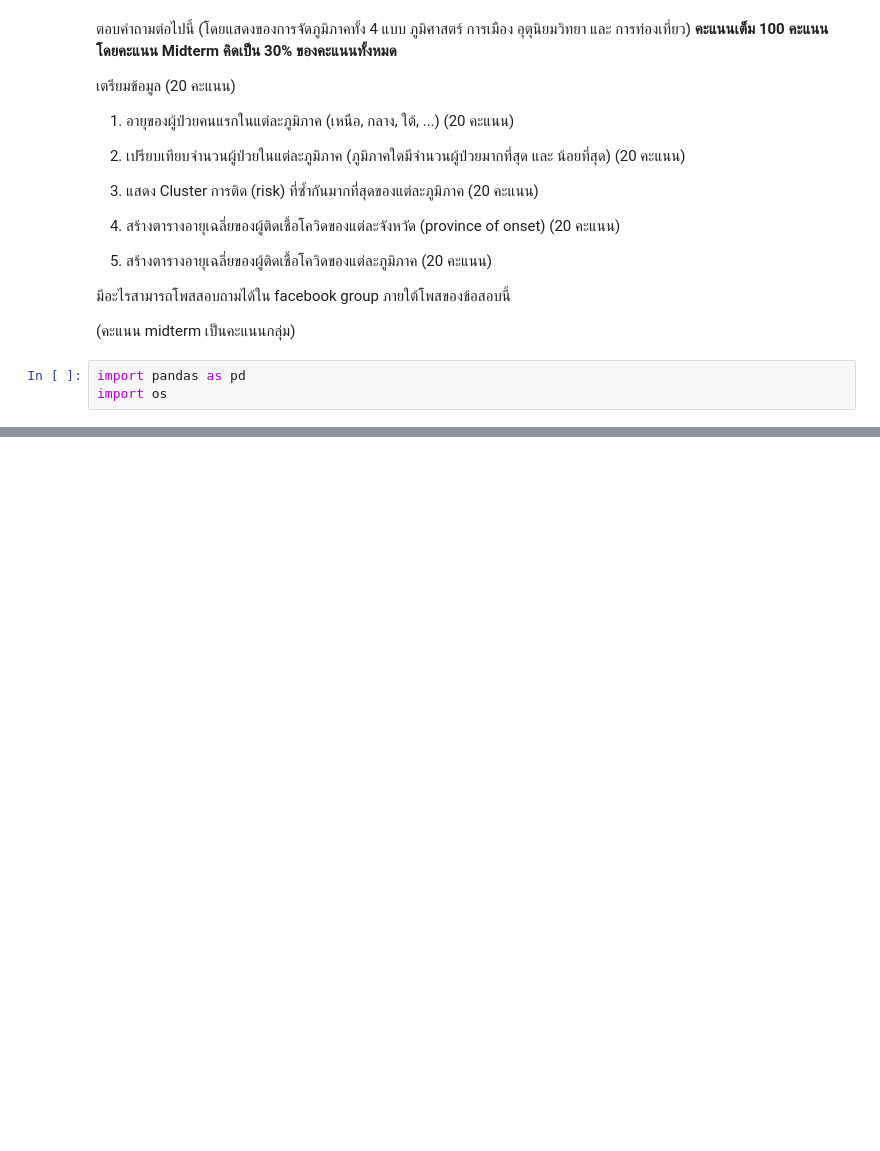
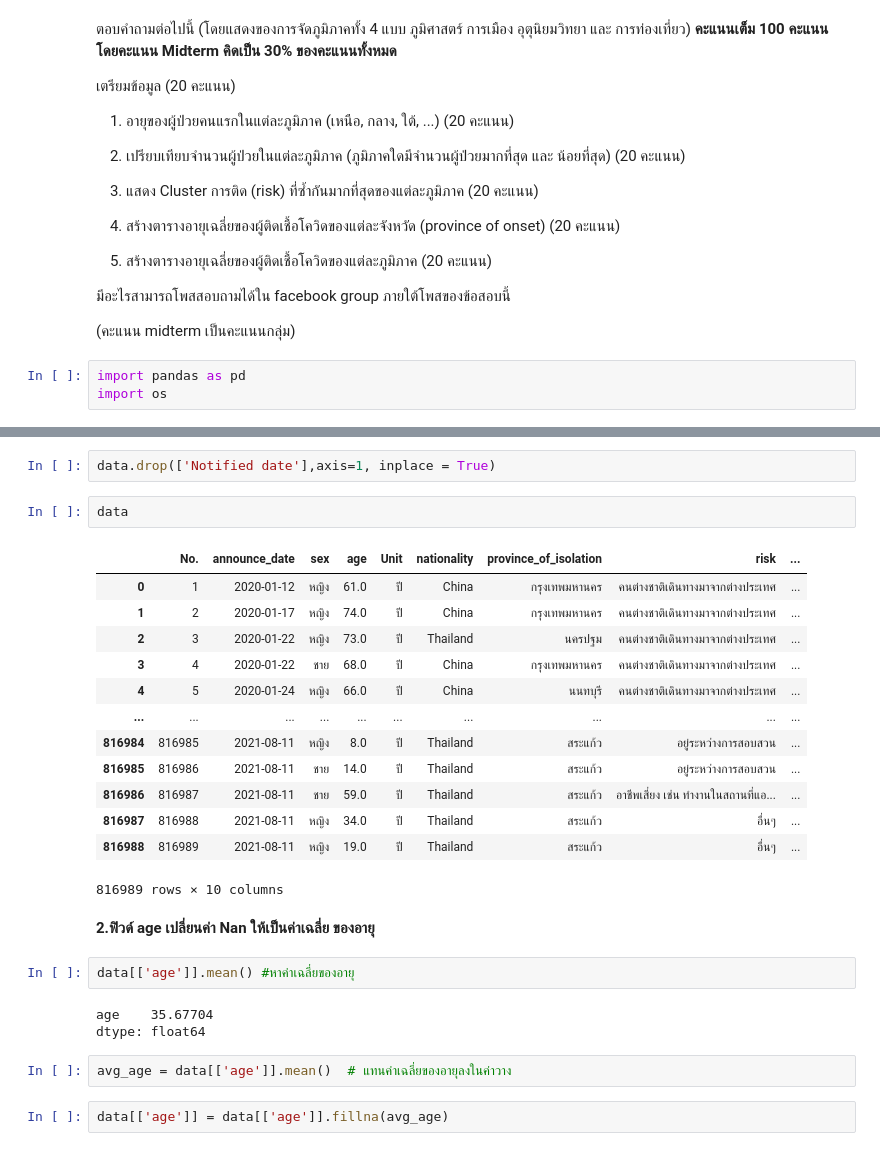
Before and after one commit to Gcpppinpak/data_viz_2022, a Jupyter notebook: Midterm.ipynb, the cells around one changed output, grey strips where cells are left out. Saved outputs shown, nothing was run; the diff lists cells and outputs as text; blank space fills up the shorter version.

```diff
--- a/Midterm.ipynb
+++ b/Midterm.ipynb
@@ -141,0 +144,29 @@ SyntaxError: ignored
+# %%
+data.drop(['Notified date'],axis=1, inplace = True)
+# %%
+data
+# %% [output]
+|  | No. | announce_date | sex | age | Unit | nationality | province_of_isolation | risk | ... |
+| 0 | 1 | 2020-01-12 | หญิง | 61.0 | ปี | China | กรุงเทพมหานคร | คนต่างชาติเดินทางมาจากต่างประเทศ | ... |
+| 1 | 2 | 2020-01-17 | หญิง | 74.0 | ปี | China | กรุงเทพมหานคร | คนต่างชาติเดินทางมาจากต่างประเทศ | ... |
+| 2 | 3 | 2020-01-22 | หญิง | 73.0 | ปี | Thailand | นครปฐม | คนต่างชาติเดินทางมาจากต่างประเทศ | ... |
+| 3 | 4 | 2020-01-22 | ชาย | 68.0 | ปี | China | กรุงเทพมหานคร | คนต่างชาติเดินทางมาจากต่างประเทศ | ... |
+| 4 | 5 | 2020-01-24 | หญิง | 66.0 | ปี | China | นนทบุรี | คนต่างชาติเดินทางมาจากต่างประเทศ | ... |
+| ... | ... | ... | ... | ... | ... | ... | ... | ... | ... |
+| 816984 | 816985 | 2021-08-11 | หญิง | 8.0 | ปี | Thailand | สระแก้ว | อยู่ระหว่างการสอบสวน | ... |
+| 816985 | 816986 | 2021-08-11 | ชาย | 14.0 | ปี | Thailand | สระแก้ว | อยู่ระหว่างการสอบสวน | ... |
+| 816986 | 816987 | 2021-08-11 | ชาย | 59.0 | ปี | Thailand | สระแก้ว | อาชีพเสี่ยง เช่น ทำงานในสถานที่แอ... | ... |
+| 816987 | 816988 | 2021-08-11 | หญิง | 34.0 | ปี | Thailand | สระแก้ว | อื่นๆ | ... |
+| 816988 | 816989 | 2021-08-11 | หญิง | 19.0 | ปี | Thailand | สระแก้ว | อื่นๆ | ... |
+816989 rows × 10 columns
+# %% [markdown]
+**2.ฟิวด์ age เปลี่ยนค่า Nan ให้เป็นค่าเฉลี่ย ของอายุ**
+# %%
+data[['age']].mean() #หาค่าเฉลี่ยของอายุ
+# %% [output]
+age    35.67704
+dtype: float64
+# %%
+avg_age = data[['age']].mean()  # แทนค่าเฉลี่ยของอายุลงในค่าวาง
+# %%
+data[['age']] = data[['age']].fillna(avg_age)
```
Also changed, not shown: parts of 176 cells of this notebook.
